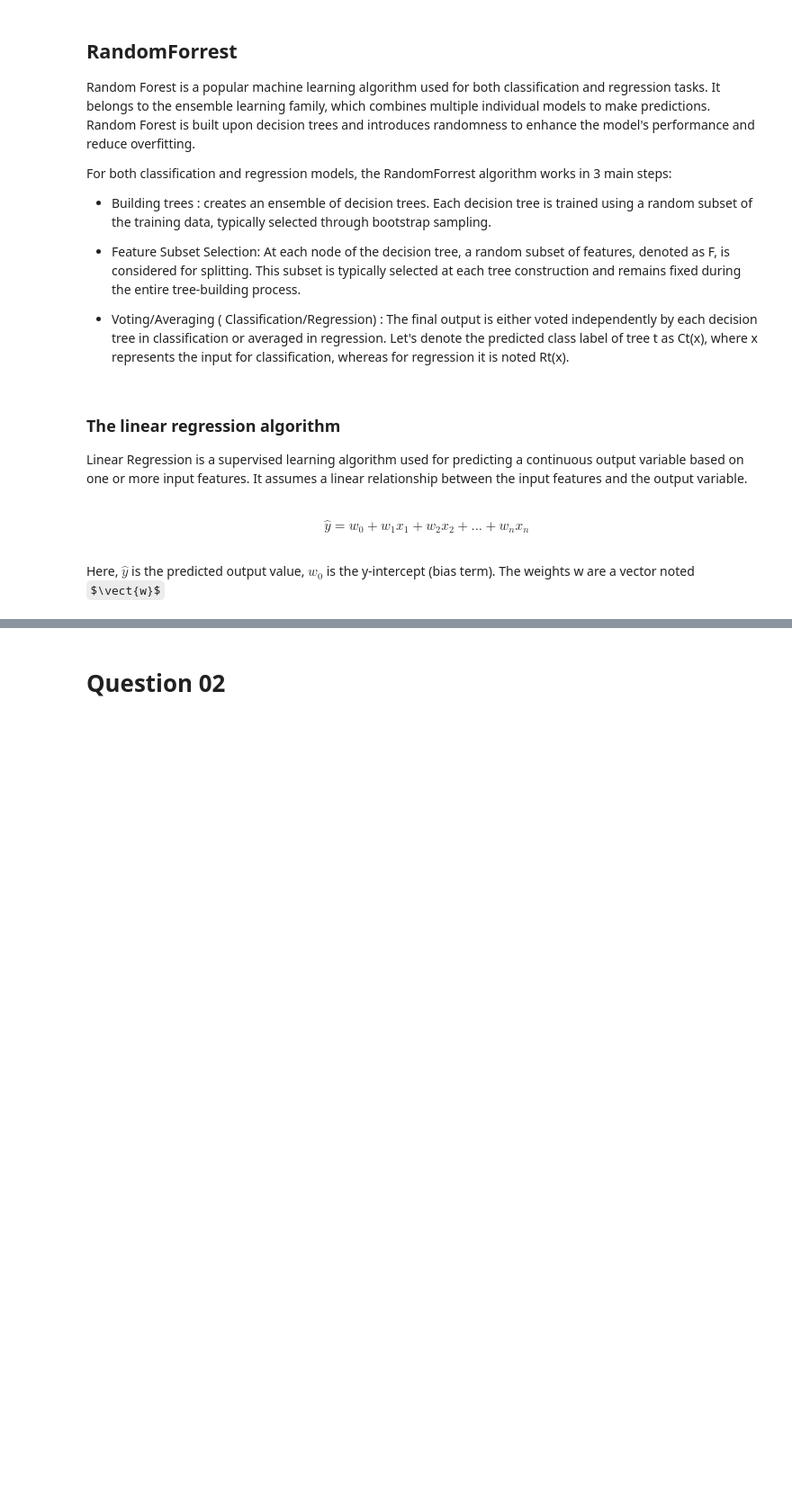
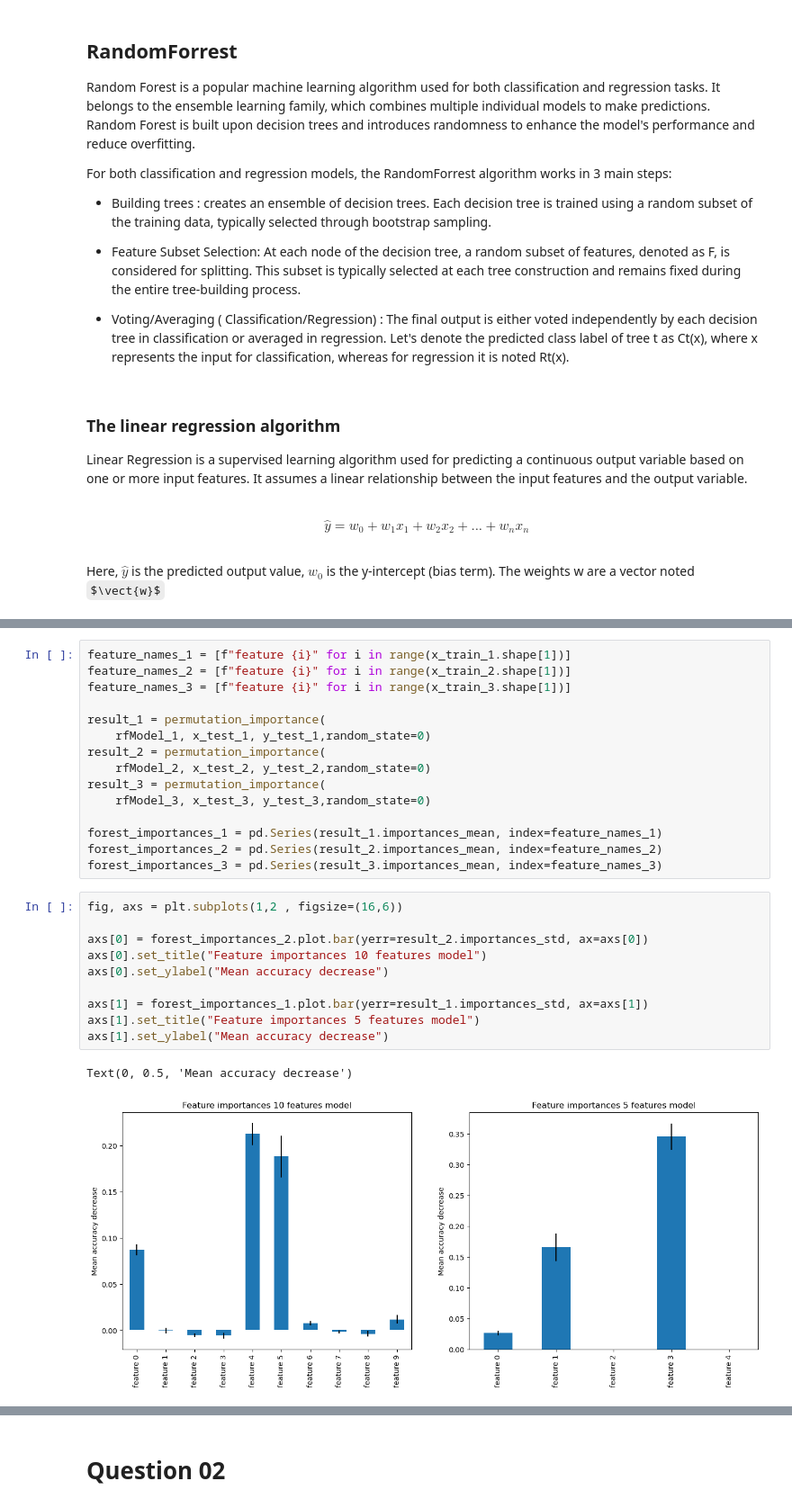
Before and after one commit to whalit/SFML-Project, a Jupyter notebook: Project.ipynb, the cells around one changed output, grey strips where cells are left out. Shown at 90% size. Cells and saved outputs as stored; diff of their text form; some formulas as TeX source; blank space fills up the shorter version.

```diff
--- a/Project.ipynb
+++ b/Project.ipynb
@@ -156,0 +303,28 @@ df_trimmed.to_csv('s_y_trimmed.csv', index=False)
+# %%
+feature_names_1 = [f"feature {i}" for i in range(x_train_1.shape[1])]
+feature_names_2 = [f"feature {i}" for i in range(x_train_2.shape[1])]
+feature_names_3 = [f"feature {i}" for i in range(x_train_3.shape[1])]
+
+result_1 = permutation_importance(
+    rfModel_1, x_test_1, y_test_1,random_state=0)
+result_2 = permutation_importance(
+    rfModel_2, x_test_2, y_test_2,random_state=0)
+result_3 = permutation_importance(
+    rfModel_3, x_test_3, y_test_3,random_state=0)
+
+forest_importances_1 = pd.Series(result_1.importances_mean, index=feature_names_1)
+forest_importances_2 = pd.Series(result_2.importances_mean, index=feature_names_2)
+forest_importances_3 = pd.Series(result_3.importances_mean, index=feature_names_3)
+# %%
+fig, axs = plt.subplots(1,2 , figsize=(16,6))
+
+axs[0] = forest_importances_2.plot.bar(yerr=result_2.importances_std, ax=axs[0])
+axs[0].set_title("Feature importances 10 features model")
+axs[0].set_ylabel("Mean accuracy decrease")
+
+axs[1] = forest_importances_1.plot.bar(yerr=result_1.importances_std, ax=axs[1])
+axs[1].set_title("Feature importances 5 features model")
+axs[1].set_ylabel("Mean accuracy decrease")
+# %% [output]
+Text(0, 0.5, 'Mean accuracy decrease')
+[figure, added]
```
Also changed, not shown: parts of 38 cells of this notebook, 2 other files.
